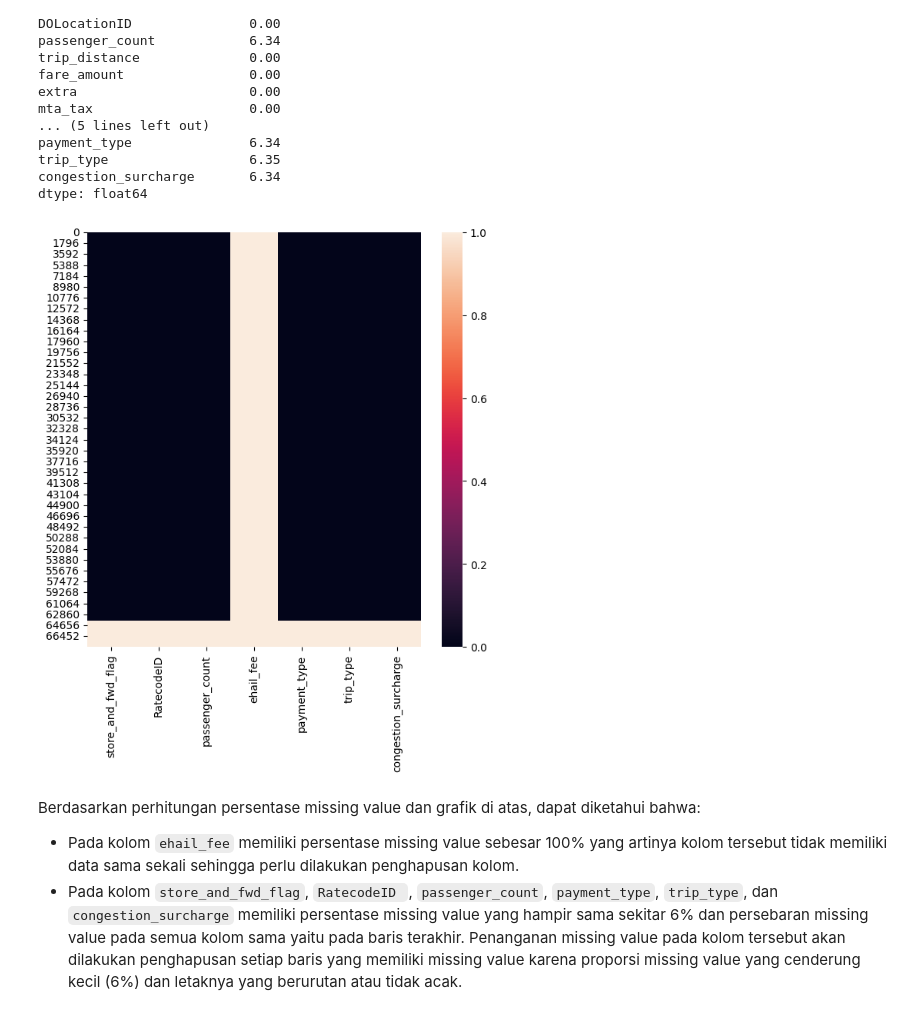
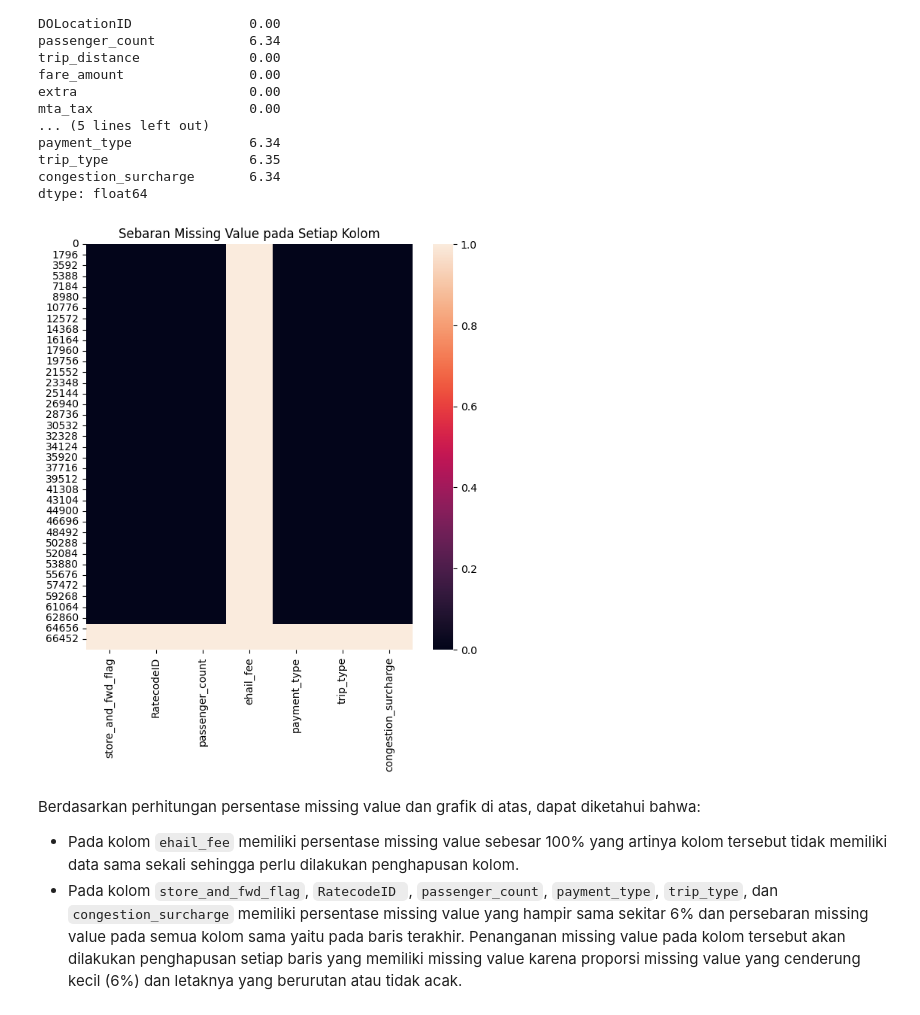
Before and after one commit to Wendyauran/CapstoneProject2, a Jupyter notebook: Capstone Project 2.ipynb, the cells around one changed output. Saved outputs shown, nothing was run; the diff lists cells and outputs as text; code cells hidden in the pictures.

```diff
--- a/Capstone Project 2.ipynb
+++ b/Capstone Project 2.ipynb
@@ -182,11 +182,12 @@ dtype: float64
 # %%
 # Sebaran missing value di dalam data
 plt.figure(figsize = (7,7))
 sns.heatmap(df[['store_and_fwd_flag','RatecodeID','passenger_count','ehail_fee','payment_type','trip_type','congestion_surcharge']].isna())
+plt.title('Sebaran Missing Value pada Setiap Kolom', size=12)
 
 plt.show()
 # %% [output]
-[figure, old version]
+[figure, new version]
 # %% [markdown]
 Berdasarkan perhitungan persentase missing value dan grafik di atas, dapat diketahui bahwa:
 - Pada kolom `ehail_fee` memiliki persentase missing value sebesar 100% yang artinya kolom tersebut tidak memiliki data sama sekali sehingga perlu dilakukan penghapusan kolom.
```
Also changed, not shown: parts of 9 cells of this notebook.
